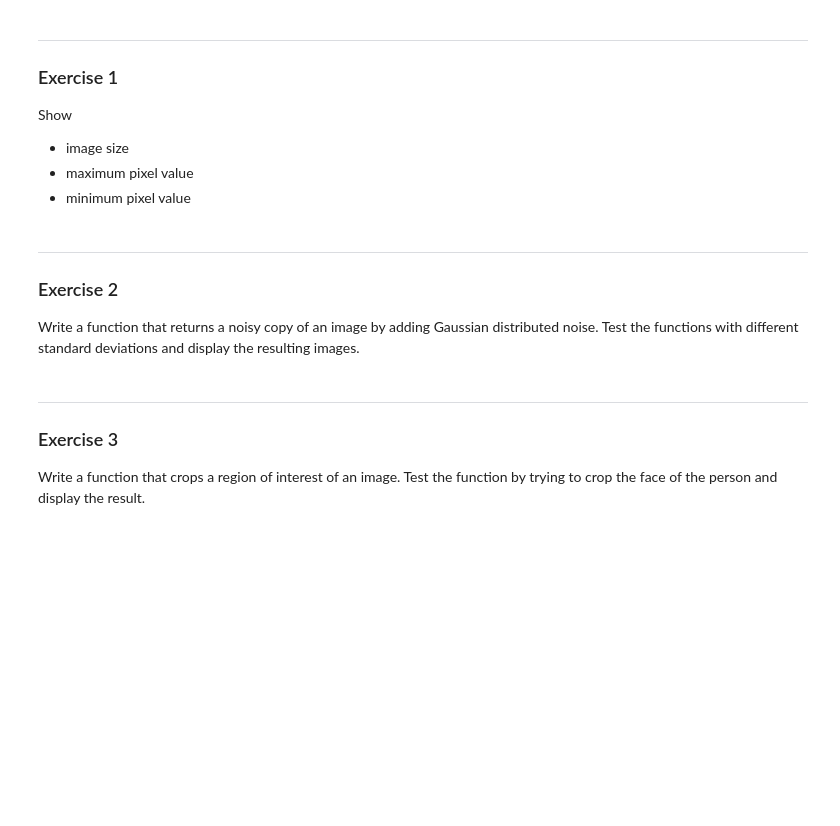
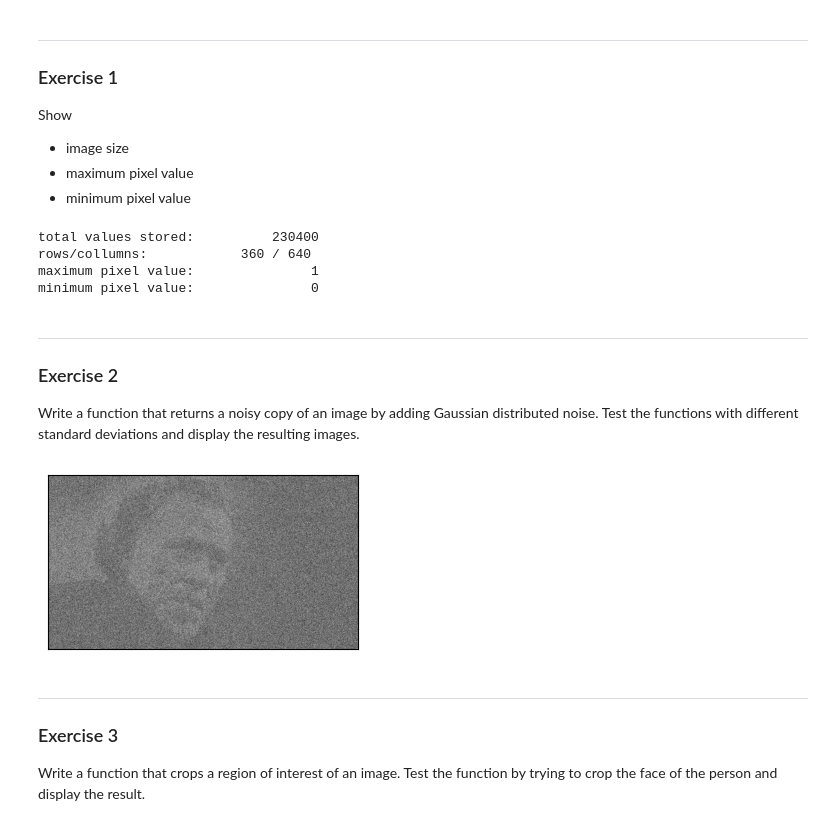
Before and after one commit to 42p4r4gu2/SecondSemester, a Jupyter notebook: PGKI/Assignments/ue09/ue09/notebooks/exercises_05_images.ipynb, the cells around one changed output. Saved outputs shown, nothing was run; the diff lists cells and outputs as text; code cells hidden in the pictures; blank space fills up the shorter version.

```diff
--- a/PGKI/Assignments/ue09/ue09/notebooks/exercises_05_images.ipynb
+++ b/PGKI/Assignments/ue09/ue09/notebooks/exercises_05_images.ipynb
@@ -38,6 +38,16 @@ Show
 + minimum pixel value
 # %%
 # code
+
+print(f'{"total values stored: ":25} {X.size:10}')
+print(F'{"rows/collumns: ":25} {X.shape[0]} {"/":s} {X.shape[1]:<}')
+print(f'{"maximum pixel value: ":25} {X.max():10.0f}')
+print(f'{"minimum pixel value: ":25} {X.min():10.0f}')
+# %% [output]
+total values stored:          230400
+rows/collumns:            360 / 640
+maximum pixel value:               1
+minimum pixel value:               0
 # %% [markdown]
 ---
 ### Exercise 2
@@ -45,6 +55,15 @@ Show
 Write a function that returns a noisy copy of an image by adding Gaussian distributed noise. Test the functions with different standard deviations and display the resulting images.
 # %%
 # code
+
+def noisyImg(X):
+    dist = np.random.standard_normal(size=X.shape)
+    return dist + X
+
+X_noisy = noisyImg(X)
+imshow(X_noisy)
+# %% [output]
+[figure, added]
 # %% [markdown]
 ---
 ### Exercise 3
```
Also changed, not shown: parts of 4 cells of this notebook, 3 other files.
